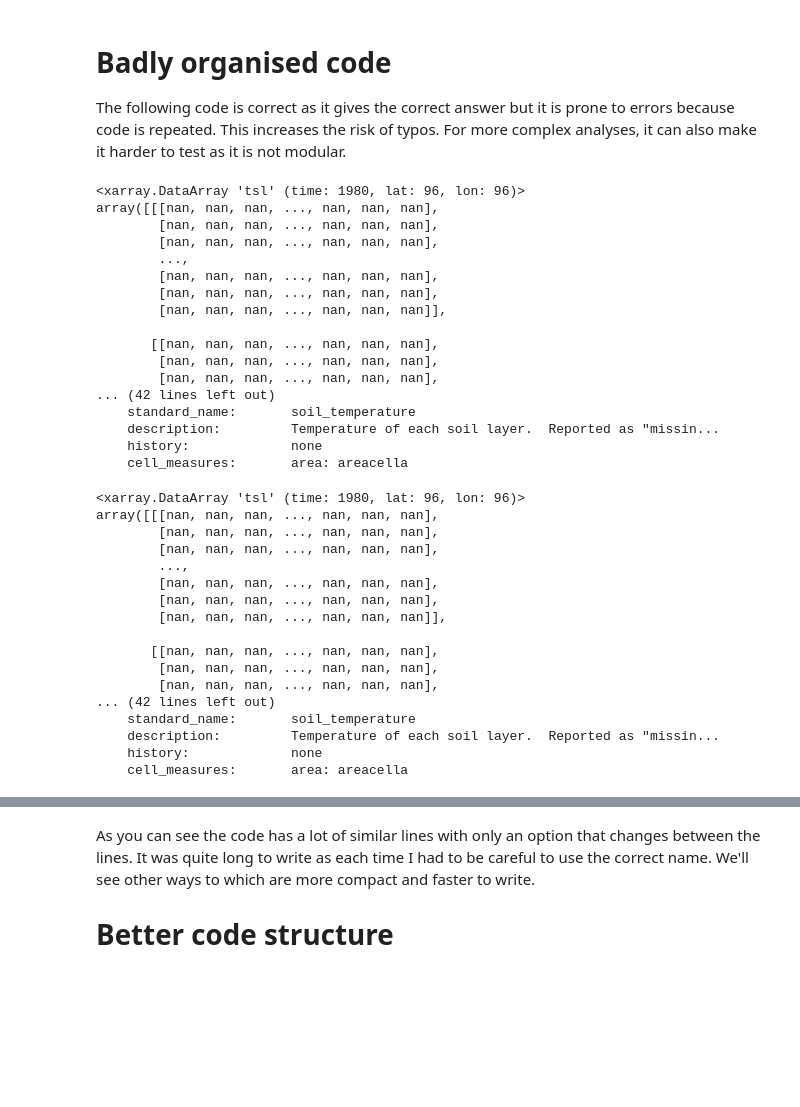
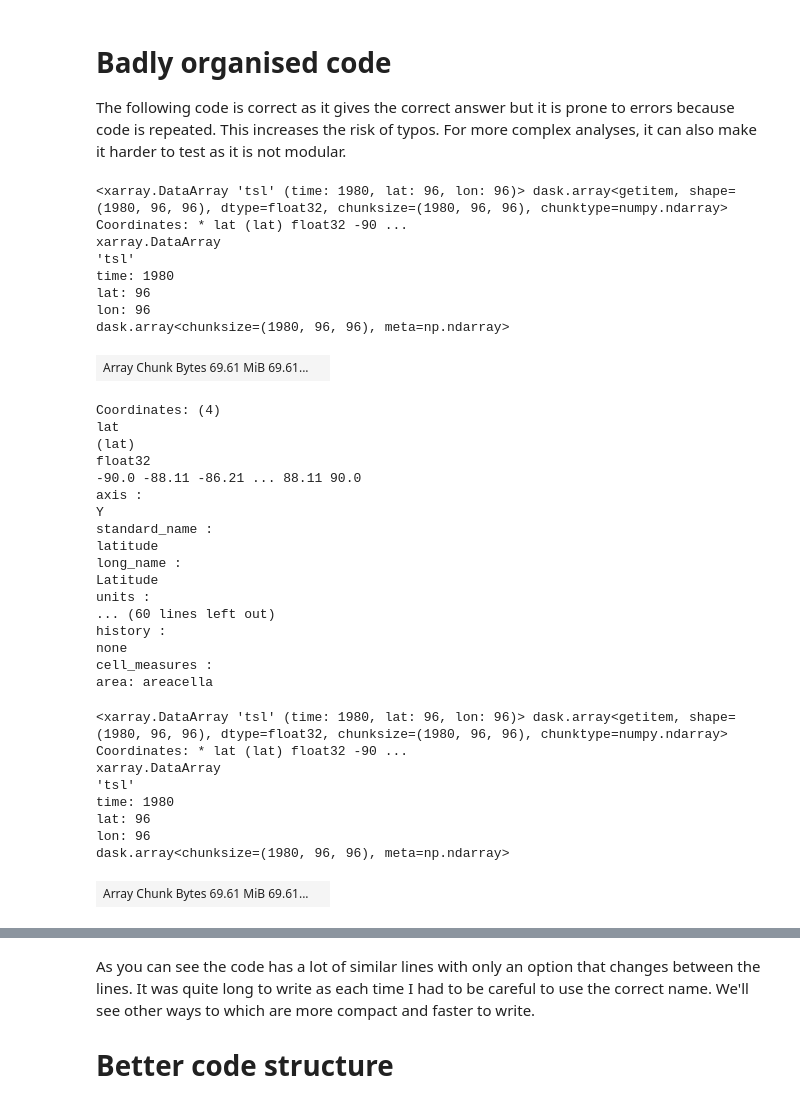
Before and after one commit to coecms/coecms.github.io, a Jupyter notebook: notebooks/2021-09-30-code-design.ipynb, the cells around one changed output, grey strips where cells are left out. Saved outputs shown, nothing was run; the diff lists cells and outputs as text; code cells hidden in the pictures; blank space fills up the shorter version.

```diff
--- a/notebooks/2021-09-30-code-design.ipynb
+++ b/notebooks/2021-09-30-code-design.ipynb
@@ -18,59 +20,58 @@ The following code is correct as it gives the correct answer but it is prone to
 # %%
 # Get the data we need
 
 # Paths to 2 CMIP6 model experiments
 IPSL_path = Path("/g/data/oi10/replicas/CMIP6/CMIP/IPSL/IPSL-CM5A2-INCA/")
 historical_path = IPSL_path/"historical/r1i1p1f1/Lmon/tsl/gr/v20200729/"
 picontrol_path  = IPSL_path/"piControl/r1i1p1f1/Lmon/tsl/gr/v20210216/"
 # Find all netcdf files in those directories.
 historical_path = sorted(historical_path.glob("*.nc"))
 picontrol_path  = sorted(picontrol_path.glob("*.nc"))
 
 historical_ds = xr.open_mfdataset(historical_path)
 picontrol_ds  = xr.open_mfdataset(picontrol_path)
 
-# Load the data as it is small and select the surface only
-historical_tsl = historical_ds["tsl"].isel(solth=0).load()
-picontrol_tsl  = picontrol_ds["tsl"].isel(solth=0).load()
+# Select the surface only
+historical_tsl = historical_ds["tsl"].isel(solth=0)
+picontrol_tsl  = picontrol_ds["tsl"].isel(solth=0)
 
 # Restrict the data to the longest common time window.
 picontrol_tsl = picontrol_tsl.sel(time=historical_tsl.time)
 
 # Use display() to get a nice display of the DataArray instead of print()
 display(historical_tsl)
 display(picontrol_tsl)
 # %% [output]
-<xarray.DataArray 'tsl' (time: 1980, lat: 96, lon: 96)>
-array([[[nan, nan, nan, ..., nan, nan, nan],
-        [nan, nan, nan, ..., nan, nan, nan],
-        [nan, nan, nan, ..., nan, nan, nan],
-        ...,
-        [nan, nan, nan, ..., nan, nan, nan],
-        [nan, nan, nan, ..., nan, nan, nan],
-        [nan, nan, nan, ..., nan, nan, nan]],
-
-       [[nan, nan, nan, ..., nan, nan, nan],
-        [nan, nan, nan, ..., nan, nan, nan],
-        [nan, nan, nan, ..., nan, nan, nan],
-... (42 lines left out)
-    standard_name:       soil_temperature
-    description:         Temperature of each soil layer.  Reported as "missin...
-    history:             none
-    cell_measures:       area: areacella
+<xarray.DataArray 'tsl' (time: 1980, lat: 96, lon: 96)> dask.array<getitem, shape=(1980, 96, 96), dtype=float32, chunksize=(1980, 96, 96), chunktype=numpy.ndarray> Coordinates: * lat (lat) float32 -90 ...
+xarray.DataArray
+'tsl'
+time: 1980
+lat: 96
+lon: 96
+dask.array<chunksize=(1980, 96, 96), meta=np.ndarray>
+| Array Chunk Bytes 69.61 MiB 69.61... |  |
-<xarray.DataArray 'tsl' (time: 1980, lat: 96, lon: 96)>
-array([[[nan, nan, nan, ..., nan, nan, nan],
-        [nan, nan, nan, ..., nan, nan, nan],
-        [nan, nan, nan, ..., nan, nan, nan],
-        ...,
-        [nan, nan, nan, ..., nan, nan, nan],
-        [nan, nan, nan, ..., nan, nan, nan],
-        [nan, nan, nan, ..., nan, nan, nan]],
-
-       [[nan, nan, nan, ..., nan, nan, nan],
-        [nan, nan, nan, ..., nan, nan, nan],
-        [nan, nan, nan, ..., nan, nan, nan],
-... (42 lines left out)
-    standard_name:       soil_temperature
-    description:         Temperature of each soil layer.  Reported as "missin...
-    history:             none
-    cell_measures:       area: areacella
+Coordinates: (4)
+lat
+(lat)
+float32
+-90.0 -88.11 -86.21 ... 88.11 90.0
+axis :
+Y
+standard_name :
+latitude
+long_name :
+Latitude
+units :
+... (60 lines left out)
+history :
+none
+cell_measures :
+area: areacella
+<xarray.DataArray 'tsl' (time: 1980, lat: 96, lon: 96)> dask.array<getitem, shape=(1980, 96, 96), dtype=float32, chunksize=(1980, 96, 96), chunktype=numpy.ndarray> Coordinates: * lat (lat) float32 -90 ...
+xarray.DataArray
+'tsl'
+time: 1980
+lat: 96
+lon: 96
+dask.array<chunksize=(1980, 96, 96), meta=np.ndarray>
+| Array Chunk Bytes 69.61 MiB 69.61... |  |
```
Also changed, not shown: parts of 9 cells of this notebook.
